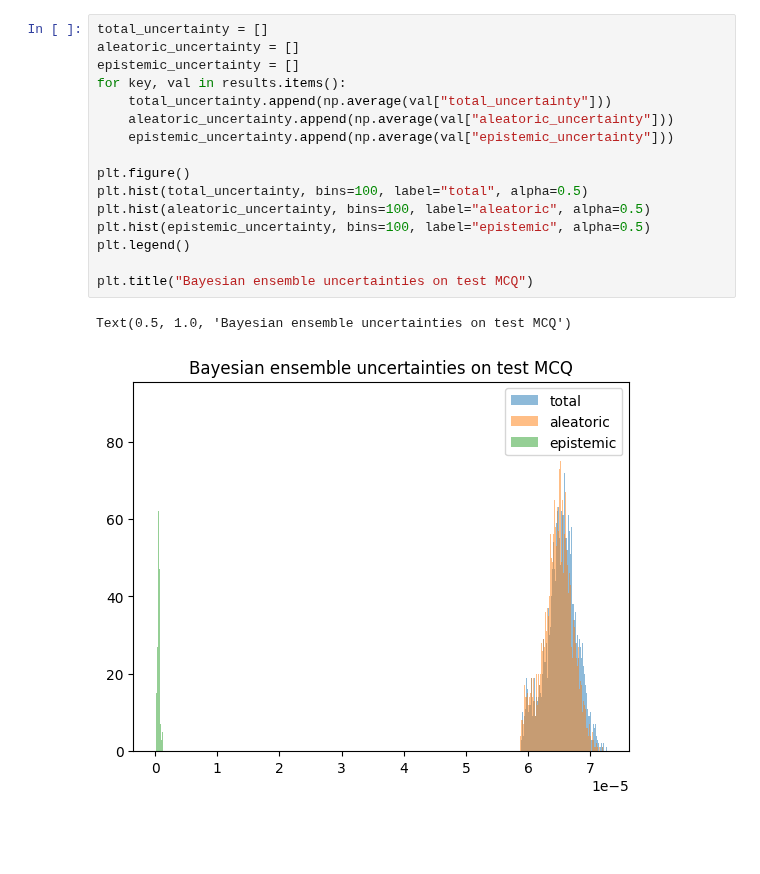
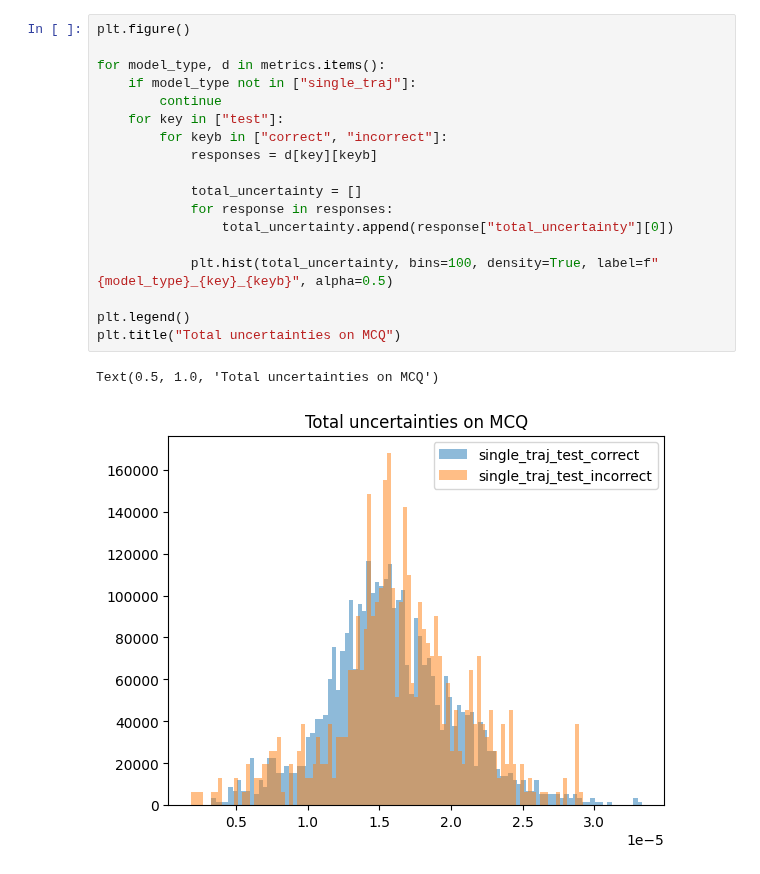
Before and after one commit to normal-computing/posteriors, a Jupyter notebook: examples/bayes_llama3/analysis.ipynb, the cells around one changed output. Drawn from its saved outputs; the diff is of its cells as text; blank space fills up the shorter version.

```diff
--- a/examples/bayes_llama3/analysis.ipynb
+++ b/examples/bayes_llama3/analysis.ipynb
@@ -80,19 +93,21 @@ accuracy / len(results)
-# %%
-total_uncertainty = []
-aleatoric_uncertainty = []
-epistemic_uncertainty = []
-for key, val in results.items():
-    total_uncertainty.append(np.average(val["total_uncertainty"]))
-    aleatoric_uncertainty.append(np.average(val["aleatoric_uncertainty"]))
-    epistemic_uncertainty.append(np.average(val["epistemic_uncertainty"]))
-
-plt.figure()
-plt.hist(total_uncertainty, bins=100, label="total", alpha=0.5)
-plt.hist(aleatoric_uncertainty, bins=100, label="aleatoric", alpha=0.5)
-plt.hist(epistemic_uncertainty, bins=100, label="epistemic", alpha=0.5)
-plt.legend()
-
-plt.title("Bayesian ensemble uncertainties on test MCQ")
-# %% [output]
-Text(0.5, 1.0, 'Bayesian ensemble uncertainties on test MCQ')
-[figure, removed]
+# %%
+plt.figure()
+
+for model_type, d in metrics.items():
+    if model_type not in ["single_traj"]:
+        continue
+    for key in ["test"]:
+        for keyb in ["correct", "incorrect"]:
+            responses = d[key][keyb]
+
+            total_uncertainty = []
+            for response in responses:
+                total_uncertainty.append(response["total_uncertainty"][0])
+
+            plt.hist(total_uncertainty, bins=100, density=True, label=f"{model_type}_{key}_{keyb}", alpha=0.5)
+
+plt.legend()
+plt.title("Total uncertainties on MCQ")
+# %% [output]
+Text(0.5, 1.0, 'Total uncertainties on MCQ')
+[figure, added]
```
Also changed, not shown: parts of 4 cells of this notebook, 15 other files.
